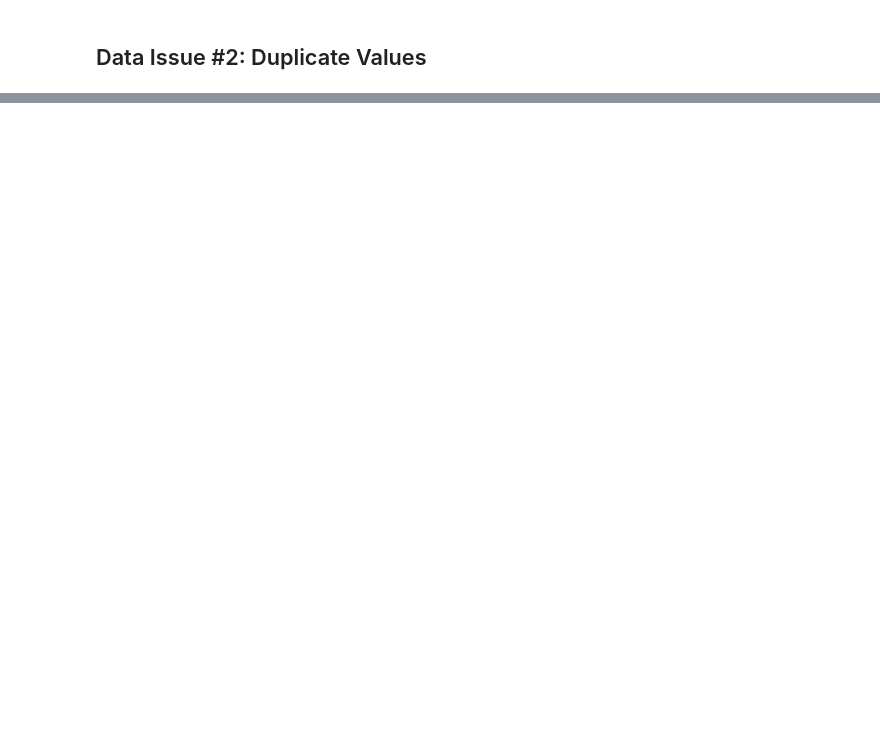
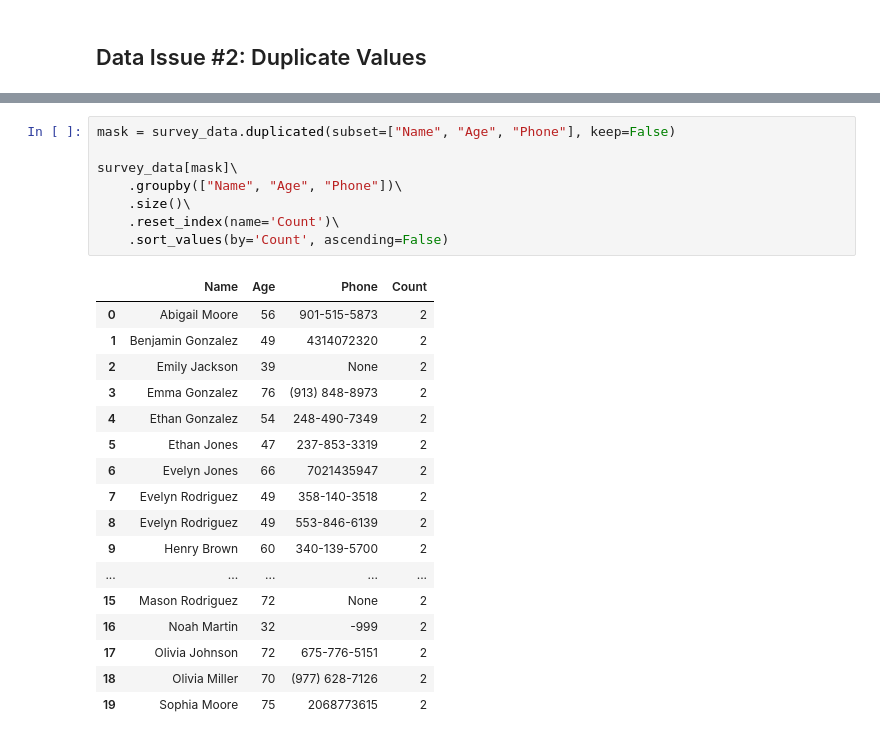
Before and after one commit to Launchpad-Analytics/Workshop-IntroToPython, a Jupyter notebook: s310/day3/03_data_cleaning_topics.ipynb, the cells around one changed output, grey strips where cells are left out. Cells and saved outputs as stored; diff of their text form; blank space fills up the shorter version.

```diff
--- a/s310/day3/03_data_cleaning_topics.ipynb
+++ b/s310/day3/03_data_cleaning_topics.ipynb
@@ -227,0 +349,26 @@ IntCastingNaNError: Cannot convert non-finite values (NA or inf) to integer.Repl
+# %%
+mask = survey_data.duplicated(subset=["Name", "Age", "Phone"], keep=False)
+
+survey_data[mask]\
+    .groupby(["Name", "Age", "Phone"])\
+    .size()\
+    .reset_index(name='Count')\
+    .sort_values(by='Count', ascending=False)
+# %% [output]
+|  | Name | Age | Phone | Count |
+| 0 | Abigail Moore | 56 | 901-515-5873 | 2 |
+| 1 | Benjamin Gonzalez | 49 | 4314072320 | 2 |
+| 2 | Emily Jackson | 39 | None | 2 |
+| 3 | Emma Gonzalez | 76 | (913) 848-8973 | 2 |
+| 4 | Ethan Gonzalez | 54 | 248-490-7349 | 2 |
+| 5 | Ethan Jones | 47 | 237-853-3319 | 2 |
+| 6 | Evelyn Jones | 66 | 7021435947 | 2 |
+| 7 | Evelyn Rodriguez | 49 | 358-140-3518 | 2 |
+| 8 | Evelyn Rodriguez | 49 | 553-846-6139 | 2 |
+| 9 | Henry Brown | 60 | 340-139-5700 | 2 |
+| ... | ... | ... | ... | ... |
+| 15 | Mason Rodriguez | 72 | None | 2 |
+| 16 | Noah Martin | 32 | -999 | 2 |
+| 17 | Olivia Johnson | 72 | 675-776-5151 | 2 |
+| 18 | Olivia Miller | 70 | (977) 628-7126 | 2 |
+| 19 | Sophia Moore | 75 | 2068773615 | 2 |
```
Also changed, not shown: parts of 13 cells of this notebook.
